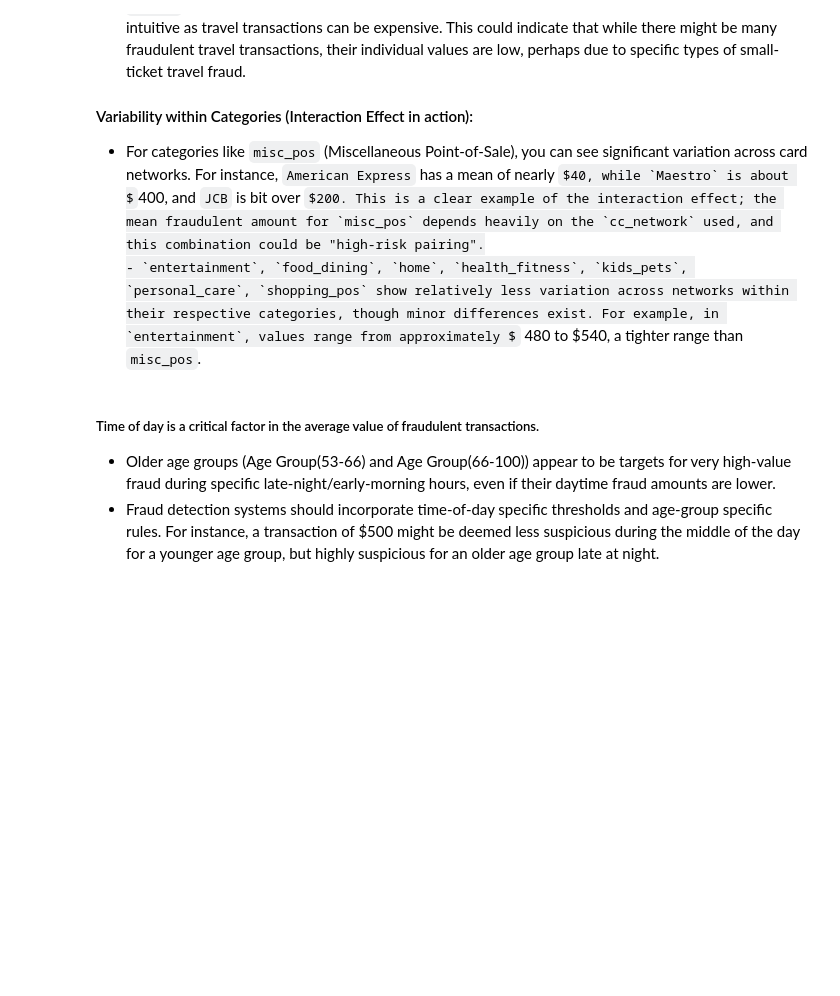
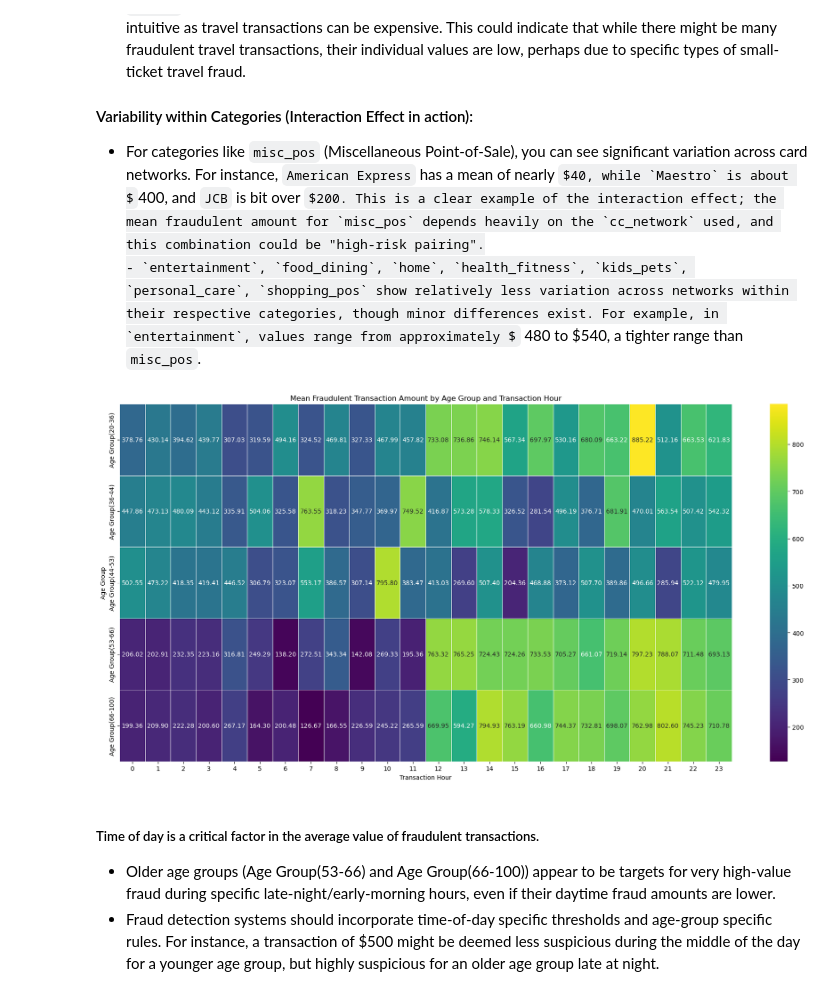
Before and after one commit to SirErikPak/CreditCardFraud, a Jupyter notebook: Notebook/Fraud.ipynb, the cells around one changed output. Drawn from its saved outputs; the diff is of its cells as text; code cells hidden in the pictures; some formulas as TeX source; blank space fills up the shorter version.

```diff
--- a/Notebook/Fraud.ipynb
+++ b/Notebook/Fraud.ipynb
@@ -842,21 +834,22 @@ plt.show()
 # %%
 # Set DPI and save path
 dpi = 1200
 save_path = "../Image/Mean_Fraud_Amount_by_Age_Group_and_Transaction_Hour.png"
 
 # Create a pivot table to get the mean fraudulent amount for each combination
 mean_fraud_amount = fraud_df.groupby(['age_group', 'trans_hour'], observed=False)['amt'].mean().unstack()
-mean_fraud_amount = mean_fraud_amount.iloc[:-1] # Exclude the last row if it contains NaN values
 
 # Plotting the interaction
 plt.figure(figsize=(18, 9))
 sns.heatmap(mean_fraud_amount, cmap='viridis', annot=True, fmt=".2f", linewidths=.5)
 plt.title('Mean Fraudulent Transaction Amount by Age Group and Transaction Hour')
 plt.xlabel('Transaction Hour')
 plt.ylabel('Age Group')
 plt.tight_layout()
 plt.savefig(save_path, dpi=dpi)
 plt.show()
+# %% [output]
+[figure, added]
 # %% [markdown]
 ##### Time of day is a critical factor in the average value of fraudulent transactions.
 - Older age groups (Age Group(53-66) and Age Group(66-100)) appear to be targets for very high-value fraud during specific late-night/early-morning hours, even if their daytime fraud amounts are lower.
```
Also changed, not shown: parts of 1 cell of this notebook, 1 other file.
